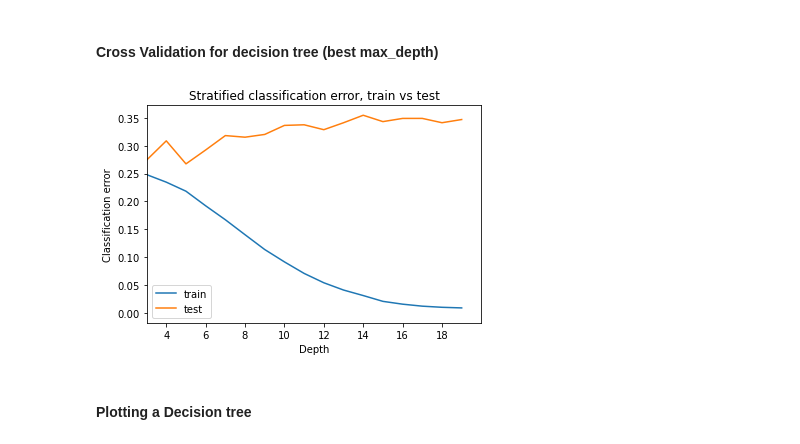
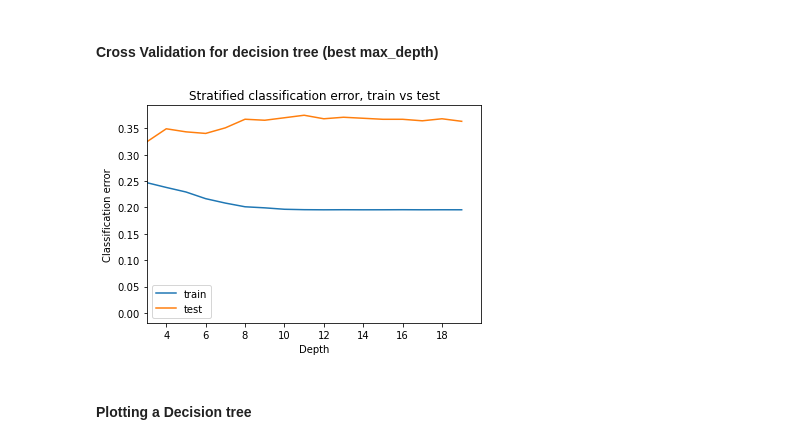
Before and after one commit to Maikel-J/Data-mining-project, a Jupyter notebook: Project.ipynb, the cells around one changed output. Drawn from its saved outputs; the diff is of its cells as text; code cells hidden in the pictures.

```diff
--- a/Project.ipynb
+++ b/Project.ipynb
@@ -116,7 +116,7 @@ print(1-insufficient/sufficient)
 # %% [markdown]
 #### Cross Validation for decision tree (best max_depth)
 # %%
-nr_of_splits = 40
+nr_of_splits = 10
 max_depth = 20
 train_error_list = np.zeros((nr_of_splits,max_depth))
 test_error_list = np.zeros((nr_of_splits,max_depth))
@@ -124,35 +124,35 @@ for i, (train, test) in enumerate(StratifiedKFold(n_splits=nr_of_splits).split(X
     X_train = X_proc[train]
     y_train = y_proc[train]
     X_test = X_proc[test]
     y_test = y_proc[test]
     for j in range (2,max_depth):
         train = []
         test = []
-        dtc =  tree.DecisionTreeClassifier(max_depth = j)
+        dtc =  DecisionTreeClassifier(criterion = 'gini', max_depth = j, min_samples_leaf = 10)
         for k in range(10):
             dtc = dtc.fit(X_train, y_train)
             y_train_pred = dtc.predict(X_train)
             y_test_pred = dtc.predict(X_test)
             train_error = 1 - accuracy_score(y_train, y_train_pred)
             test_error = 1 - accuracy_score(y_test, y_test_pred)
             train.append(train_error)
             test.append(test_error)
         train_error_list[i, j] = np.average(train)
         test_error_list[i, j] = np.average(test_error)
 
 plt.title('Stratified classification error, train vs test')
 plt.plot(train_error_list.mean(0), label = "train")
 plt.plot(test_error_list.mean(0),label = "test")
 plt.xticks(np.arange(0,max_depth,2))
 plt.xlim([3,max_depth])
 plt.ylabel('Classification error')
 plt.xlabel('Depth')
 plt.legend()
 plt.show()
 
 # Best max_depth = 5
 # %% [output]
-[figure, old version]
+[figure, new version]
 # %% [markdown]
 #### Plotting a Decision tree
 # %%
```
Also changed, not shown: parts of 6 cells of this notebook, 2 other files.
